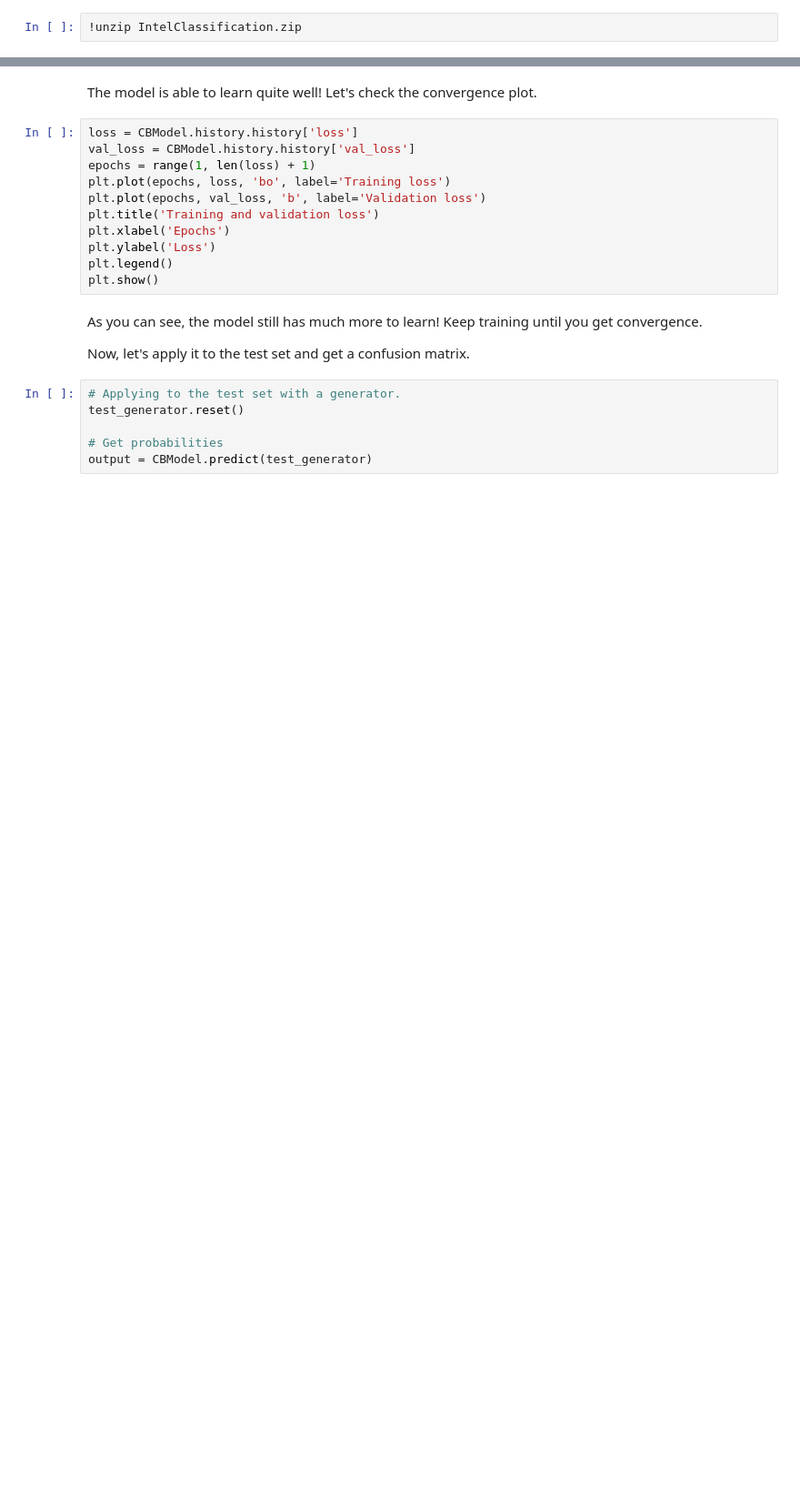
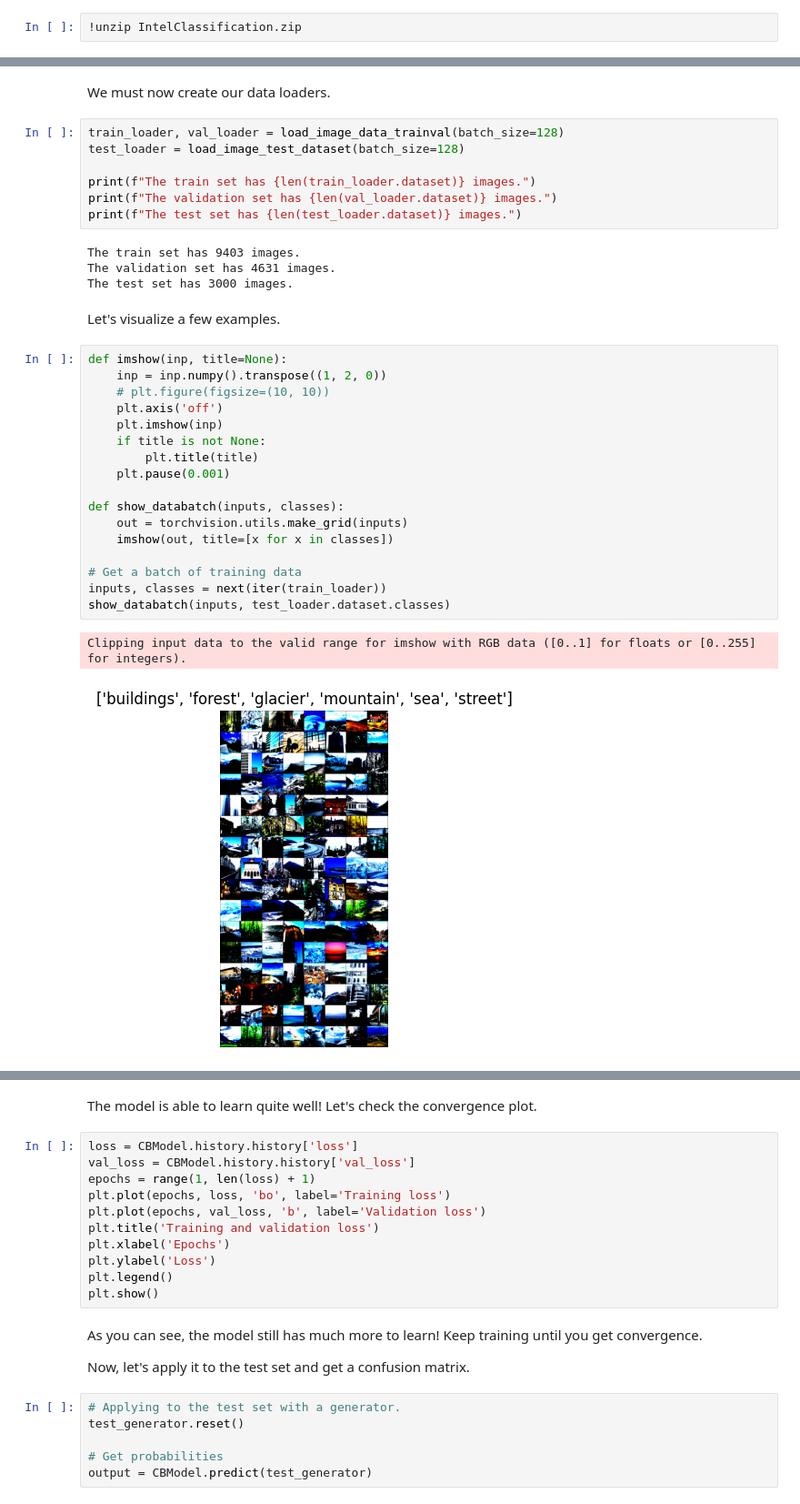
Before and after one commit to CBravoR/AdvancedAnalyticsLabs, a Jupyter notebook: notebooks/python/Lab_2D_Convolutions.ipynb, the cells around one changed output, grey strips where cells are left out. Shown at 91% size. Saved outputs shown, nothing was run; the diff lists cells and outputs as text; blank space fills up the shorter version.

```diff
--- a/notebooks/python/Lab_2D_Convolutions.ipynb
+++ b/notebooks/python/Lab_2D_Convolutions.ipynb
@@ -184,0 +278,35 @@ CBModel.fit(
+# %% [markdown]
+We must now create our data loaders.
+# %%
+train_loader, val_loader = load_image_data_trainval(batch_size=128)
+test_loader = load_image_test_dataset(batch_size=128)
+
+print(f"The train set has {len(train_loader.dataset)} images.")
+print(f"The validation set has {len(val_loader.dataset)} images.")
+print(f"The test set has {len(test_loader.dataset)} images.")
+# %% [output]
+The train set has 9403 images.
+The validation set has 4631 images.
+The test set has 3000 images.
+# %% [markdown]
+Let's visualize a few examples.
+# %%
+def imshow(inp, title=None):
+    inp = inp.numpy().transpose((1, 2, 0))
+    # plt.figure(figsize=(10, 10))
+    plt.axis('off')
+    plt.imshow(inp)
+    if title is not None:
+        plt.title(title)
+    plt.pause(0.001)
+
+def show_databatch(inputs, classes):
+    out = torchvision.utils.make_grid(inputs)
+    imshow(out, title=[x for x in classes])
+
+# Get a batch of training data
+inputs, classes = next(iter(train_loader))
+show_databatch(inputs, test_loader.dataset.classes)
+# %% [output]
+Clipping input data to the valid range for imshow with RGB data ([0..1] for floats or [0..255] for integers).
+[figure, added]
```
Also changed, not shown: parts of 60 cells of this notebook, 1 other file.
